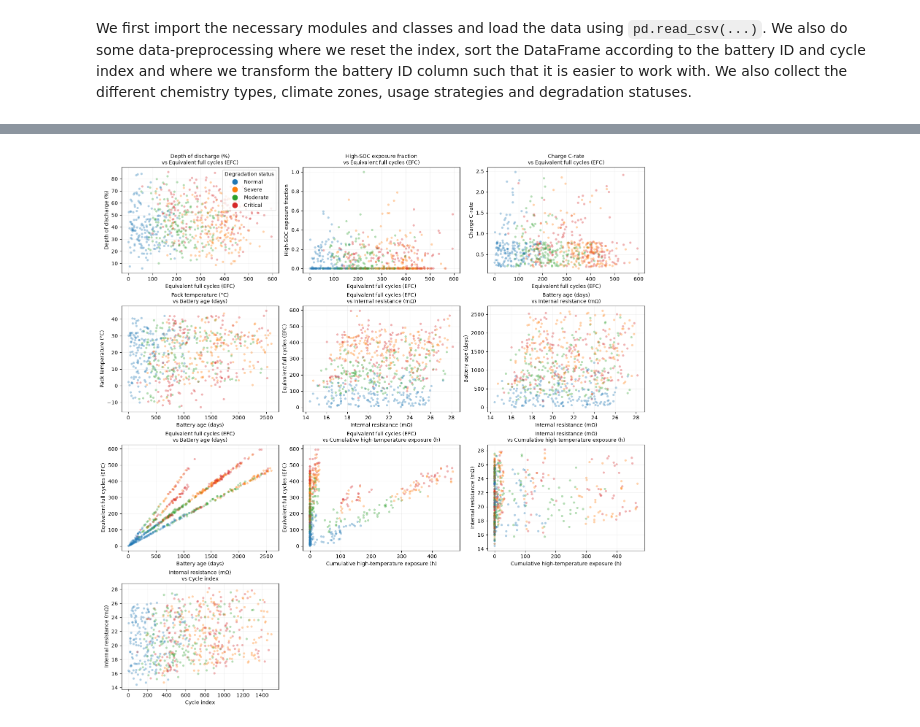
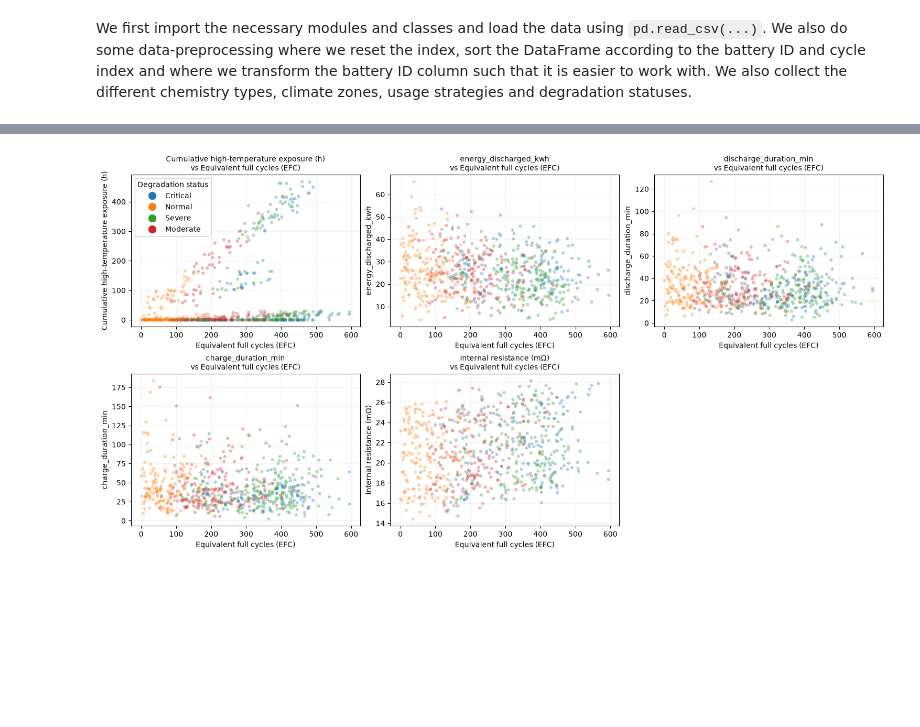
Before and after one commit to tobiasocula/Battery-Analysis-ML-DL, a Jupyter notebook: data_visualisation.ipynb, the cells around one changed output, grey strips where cells are left out. Saved outputs shown, nothing was run; the diff lists cells and outputs as text; code cells hidden in the pictures; blank space fills up the shorter version.

```diff
--- a/data_visualisation.ipynb
+++ b/data_visualisation.ipynb
@@ -12,7 +12,7 @@ g = lambda x: int(x.split('-')[-1])
 df = pd.read_csv("battery_observations.csv", index_col=0)
 meta = pd.read_csv("battery_metadata.csv", index_col=0)
 
-df2 = df.join(meta[["climate_zone", "chemistry", "usage_strategy"]])
+df2 = df.join(meta[["climate_zone", "chemistry", "manufacturer", "usage_strategy"]])
 df2 = df2.sort_values(["battery_id", "cycle_index"])
 df2 = df2.reset_index()
 meta = meta.reset_index()
@@ -24,3 +24,4 @@ materials = list(set(meta["chemistry"]))
 climate_zones = list(set(meta["climate_zone"]))
 labels = list(set(df2["degradation_status"]))
 usage_strategies = list(set(df2["usage_strategy"]))
+manufacturers = list(set(df2["manufacturer"]))
@@ -112,0 +63,23 @@ plt.show()
+# %%
+import seaborn as sns
+
+label_order = (df2.groupby("degradation_status")["state_of_health_pct"]
+               .mean().sort_values(ascending=False).index.tolist())
+palette = dict(zip(label_order, sns.color_palette("RdYlGn_r", len(label_order))[::-1]))
+df2["severity"] = df2["degradation_status"].map({l: i for i, l in enumerate(label_order)})
+
+leaky = ["state_of_health_pct", "eol_reached", "remaining_useful_cycles", "severity", "battery_id"]
+num_features = [c for c in df2.select_dtypes("number").columns if c not in leaky]
+age_like = ["cycle_index", "equivalent_full_cycles", "battery_age_days", "cycle_hours"]
+features = [c for c in num_features if c not in age_like]
+
+fig, axes = plt.subplots(2, 2, figsize=(10, 10))
+c = 0
+variables = ["state_of_health_pct", "equivalent_full_cycles", "cycle_index", "battery_age_days"]
+for i in range(2):
+    for j in range(2):
+        sns.boxplot(data=df2, x="degradation_status", y=variables[c], order=label_order, ax=axes[i,j], fliersize=1)
+        axes[i,j].set_title(variables[c])
+        c += 1
+
+plt.tight_layout(); plt.show()
@@ -119,18 +133,11 @@ from matplotlib.lines import Line2D
 # Each tuple is (x-axis, y-axis).
 variables = [
     # Operating conditions versus accumulated usage
-    ("equivalent_full_cycles", "depth_of_discharge_pct"),
-    ("equivalent_full_cycles", "high_soc_exposure_fraction"),
-    ("equivalent_full_cycles", "charge_c_rate"),
-    ("battery_age_days", "pack_temp_c"),
-
-    # Accumulated usage, age, and health indicators
-    ("internal_resistance_mOhm", "equivalent_full_cycles"),
-    ("internal_resistance_mOhm", "battery_age_days"),
-    ("battery_age_days", "equivalent_full_cycles"),
-    ("cumulative_high_temp_hours", "equivalent_full_cycles"),
-    ("cumulative_high_temp_hours", "internal_resistance_mOhm"),
-    ("cycle_index", "internal_resistance_mOhm"),
+    ("equivalent_full_cycles", "cumulative_high_temp_hours"),
+    ("equivalent_full_cycles", "energy_discharged_kwh"),
+    ("equivalent_full_cycles", "discharge_duration_min"),
+    ("equivalent_full_cycles", "charge_duration_min"),
+    ("equivalent_full_cycles", "internal_resistance_mOhm"),
 ]
 
 
@@ -224,31 +231,31 @@ for ax, (x, y) in zip(axes.flat, variables):
     ax.grid(alpha=0.15)
 
 
 # Hide unused panels.
 for ax in axes.flat[len(variables):]:
     ax.set_visible(False)
 
 
 # Opaque legend markers remain readable despite transparent points.
 handles = [
     Line2D(
         [], [],
         linestyle="",
         marker="o",
         markersize=10,
         color=palette[label],
         label=label
     )
     for label in labels
     if label in plot_df["degradation_status"].unique()
 ]
 
 axes.flat[0].legend(
     handles=handles,
     title="Degradation status",
     loc="best"
 )
 
 plt.show()
 # %% [output]
-[figure, old version]
+[figure, new version]
```
Also changed, not shown: parts of 10 cells of this notebook, 28 other files.
